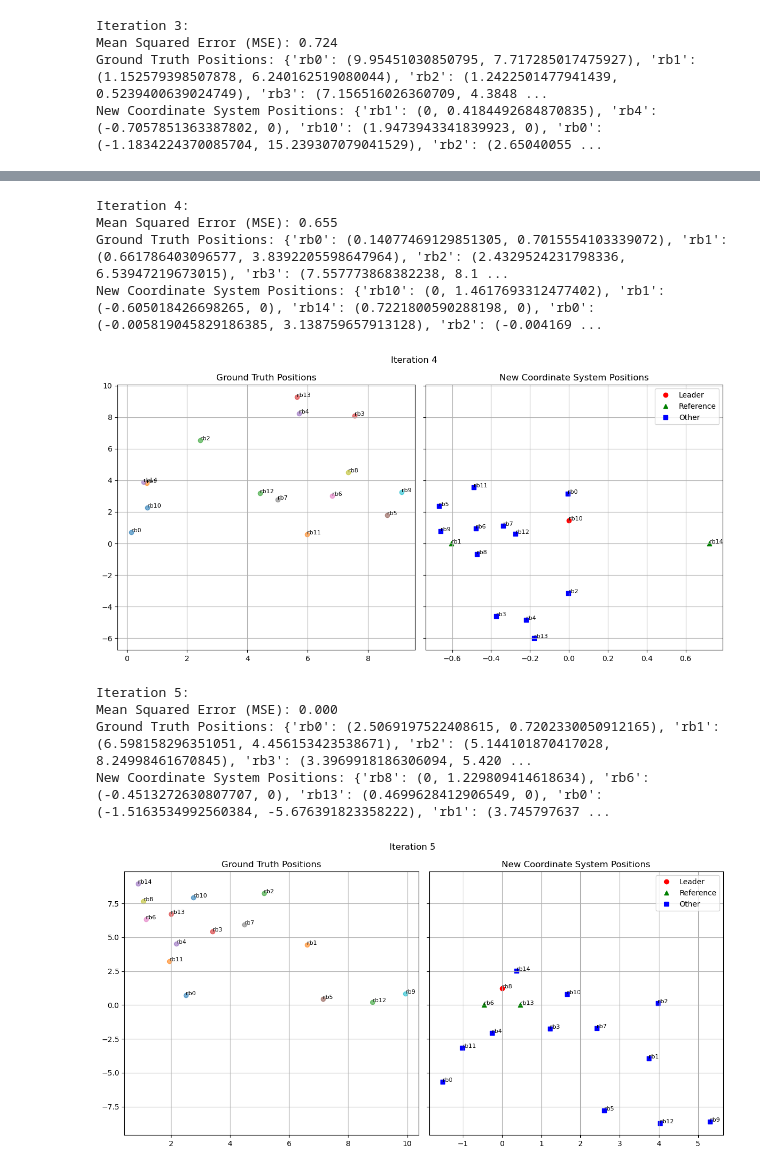
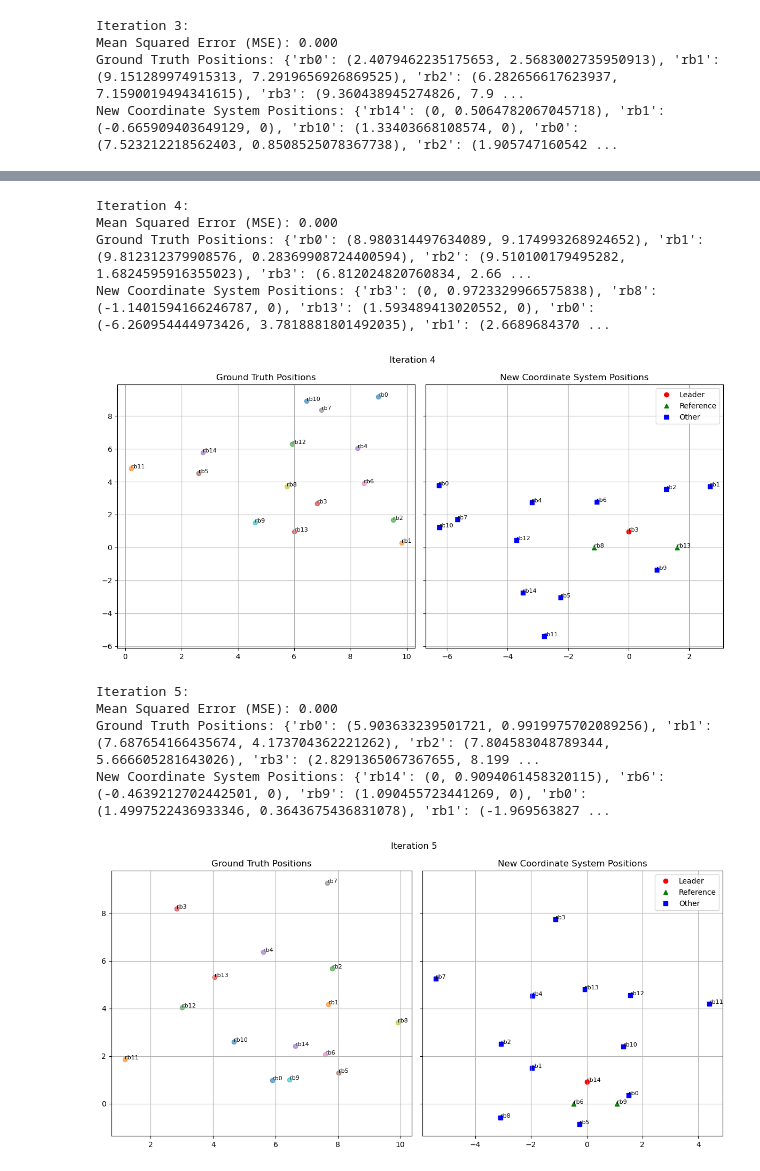
Before and after one commit to sai-krishna-ghanta/Dynamic-Range-Localization, a Jupyter notebook: algorithmic.ipynb, the cells around one changed output, grey strips where cells are left out. Drawn from its saved outputs; the diff is of its cells as text; code cells hidden in the pictures.

```diff
--- a/algorithmic.ipynb
+++ b/algorithmic.ipynb
@@ -18,8 +18,10 @@ class Robot:
 
     def distance_to(self, other_robot):
         true_distance_squared = (self.x - other_robot.x)**2 + (self.y - other_robot.y)**2
-        noise = self.std_noise * np.random.randn()
-        noisy_distance_squared = max(true_distance_squared + noise, 0)  # Ensure non-negative
+        # Generate noise with a lower bound to prevent negative squared distance
+        lower_bound = -np.sqrt(true_distance_squared) / self.std_noise
+        noise = self.std_noise * np.clip(np.random.randn(), lower_bound, None)
+        noisy_distance_squared = true_distance_squared + noise
         return np.sqrt(noisy_distance_squared)
 
 class Environment:
@@ -180,4 +182,4 @@ New Coordinate System Positions: {'rb3': (0, 0.07400382796747815), 'rb8': (-1.22
 Iteration 3:
-Mean Squared Error (MSE): 0.724
-Ground Truth Positions: {'rb0': (9.95451030850795, 7.717285017475927), 'rb1': (1.152579398507878, 6.240162519080044), 'rb2': (1.2422501477941439, 0.5239400639024749), 'rb3': (7.156516026360709, 4.3848 ...
-New Coordinate System Positions: {'rb1': (0, 0.4184492684870835), 'rb4': (-0.7057851363387802, 0), 'rb10': (1.9473943341839923, 0), 'rb0': (-1.1834224370085704, 15.239307079041529), 'rb2': (2.65040055 ...
+Mean Squared Error (MSE): 0.000
+Ground Truth Positions: {'rb0': (2.4079462235175653, 2.5683002735950913), 'rb1': (9.151289974915313, 7.2919656926869525), 'rb2': (6.282656617623937, 7.1590019494341615), 'rb3': (9.360438945274826, 7.9 ...
+New Coordinate System Positions: {'rb14': (0, 0.5064782067045718), 'rb1': (-0.665909403649129, 0), 'rb10': (1.33403668108574, 0), 'rb0': (7.523212218562403, 0.8508525078367738), 'rb2': (1.905747160542 ...
@@ -185,10 +187,10 @@ New Coordinate System Positions: {'rb1': (0, 0.4184492684870835), 'rb4': (-0.705
 Iteration 4:
-Mean Squared Error (MSE): 0.655
-Ground Truth Positions: {'rb0': (0.14077469129851305, 0.7015554103339072), 'rb1': (0.661786403096577, 3.8392205598647964), 'rb2': (2.4329524231798336, 6.53947219673015), 'rb3': (7.557773868382238, 8.1 ...
-New Coordinate System Positions: {'rb10': (0, 1.4617693312477402), 'rb1': (-0.605018426698265, 0), 'rb14': (0.7221800590288198, 0), 'rb0': (-0.005819045829186385, 3.138759657913128), 'rb2': (-0.004169 ...
+Mean Squared Error (MSE): 0.000
+Ground Truth Positions: {'rb0': (8.980314497634089, 9.174993268924652), 'rb1': (9.812312379908576, 0.28369908724400594), 'rb2': (9.510100179495282, 1.6824595916355023), 'rb3': (6.812024820760834, 2.66 ...
+New Coordinate System Positions: {'rb3': (0, 0.9723329966575838), 'rb8': (-1.1401594166246787, 0), 'rb13': (1.593489413020552, 0), 'rb0': (-6.260954444973426, 3.7818881801492035), 'rb1': (2.6689684370 ...
-[figure, old version]
+[figure, new version]
 Iteration 5:
 Mean Squared Error (MSE): 0.000
-Ground Truth Positions: {'rb0': (2.5069197522408615, 0.7202330050912165), 'rb1': (6.598158296351051, 4.456153423538671), 'rb2': (5.144101870417028, 8.24998461670845), 'rb3': (3.3969918186306094, 5.420 ...
-New Coordinate System Positions: {'rb8': (0, 1.229809414618634), 'rb6': (-0.4513272630807707, 0), 'rb13': (0.4699628412906549, 0), 'rb0': (-1.5163534992560384, -5.676391823358222), 'rb1': (3.745797637 ...
+Ground Truth Positions: {'rb0': (5.903633239501721, 0.9919975702089256), 'rb1': (7.687654166435674, 4.173704362221262), 'rb2': (7.804583048789344, 5.666605281643026), 'rb3': (2.8291365067367655, 8.199 ...
+New Coordinate System Positions: {'rb14': (0, 0.9094061458320115), 'rb6': (-0.4639212702442501, 0), 'rb9': (1.090455723441269, 0), 'rb0': (1.4997522436933346, 0.3643675436831078), 'rb1': (-1.969563827 ...
-[figure, old version]
+[figure, new version]
```
Also changed, not shown: parts of 1 cell of this notebook.
